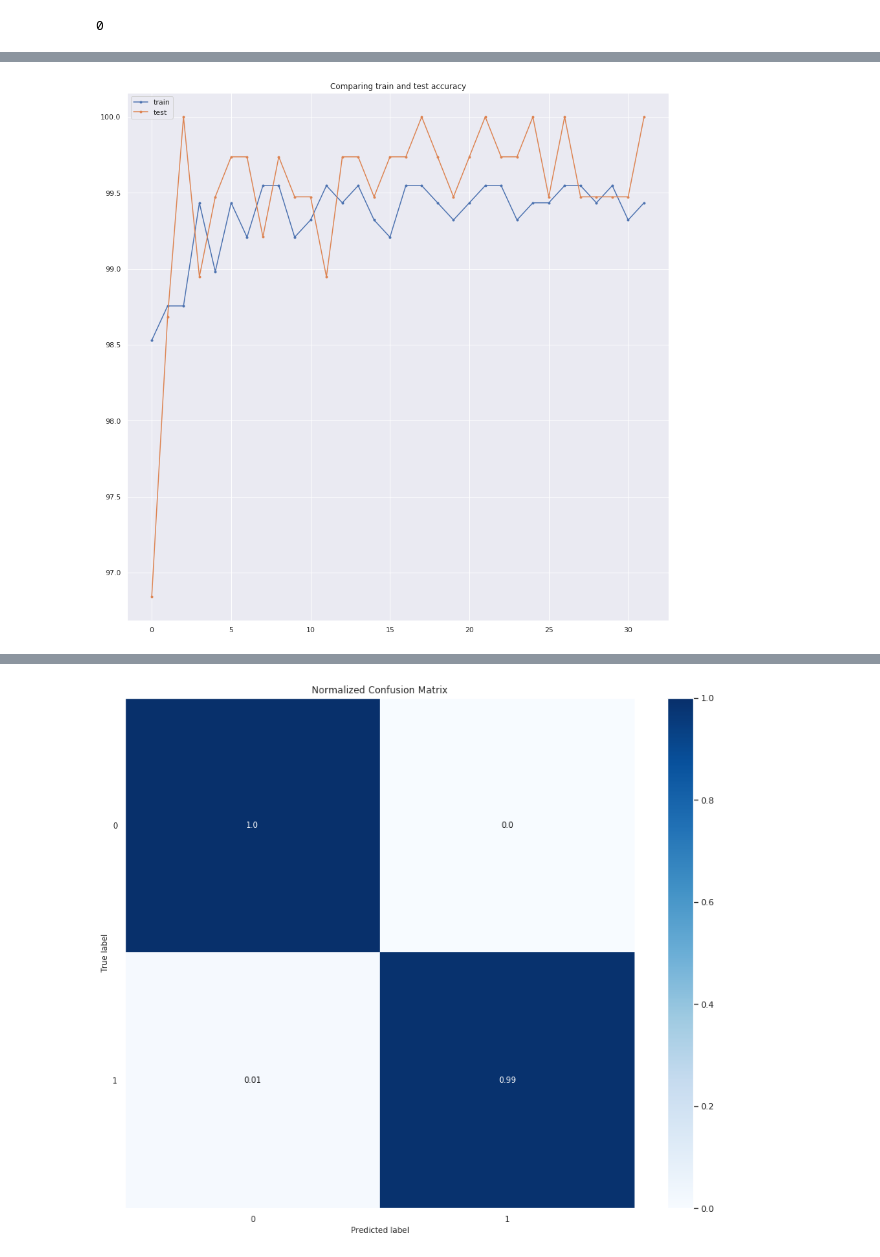
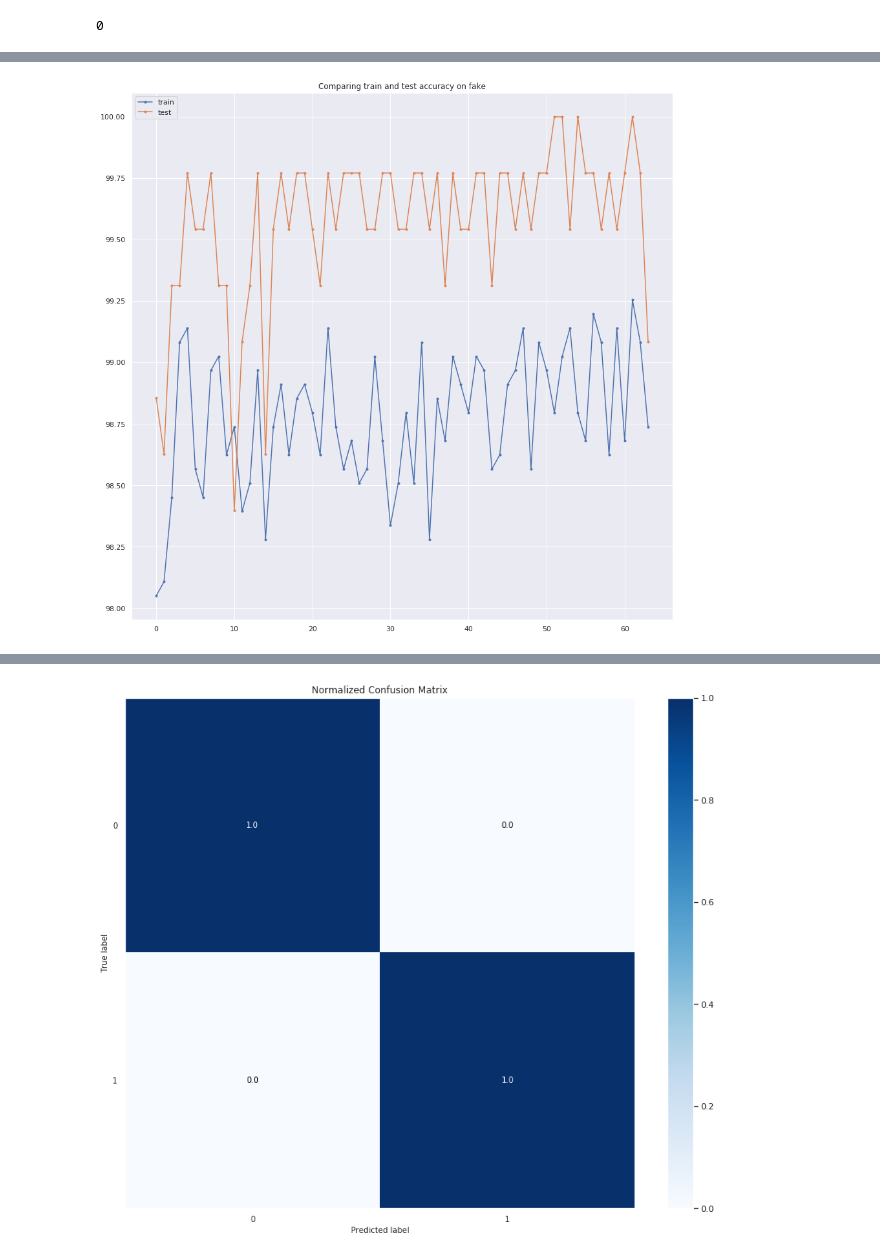
Before and after one commit to ashaba1in/age_gender_classification, a Jupyter notebook: Resnet baseline.ipynb, the cells around one changed output, grey strips where cells are left out. Cells and saved outputs as stored; diff of their text form; code cells hidden in the pictures.

Commit message:
model_testing

```diff
--- a/Resnet baseline.ipynb
+++ b/Resnet baseline.ipynb
@@ -127,11 +121,10 @@ def load_data() -> 'Tuple[DataLoader[np.ndarray], DataLoader[np.ndarray], DataLo
     torch.multiprocessing.set_sharing_strategy('file_system')
     cudnn.benchmark = True
 
-    # only use classes which have at least MIN_SAMPLES_PER_CLASS samples
     print('loading data...')
     x, y = get_data(get_filenames('faces/'))
 
-    x_train, y_train, x_test, y_test = split_train_test(x, y, 0.3)
+    x_train, y_train, x_test, y_test = split_train_test(x, y, 0.2)
     train_df = pd.DataFrame(data={'filename': x_train, 'target': y_train})
     test_df = pd.DataFrame(data={'filename': x_test, 'target': y_test})
     whole_df = pd.DataFrame(data={'filename': x, 'target': y})
@@ -146,14 +139,13 @@ def load_data() -> 'Tuple[DataLoader[np.ndarray], DataLoader[np.ndarray], DataLo
     test_loader = DataLoader(test_dataset, batch_size=BATCH_SIZE,
                              shuffle=False, num_workers=NUM_WORKERS)
 
-    whole_loader = DataLoader(whole_dataset, batch_size=BATCH_SIZE,
-                              shuffle=False, num_workers=NUM_WORKERS)
+    whole_loader = DataLoader(whole_dataset, batch_size=BATCH_SIZE, shuffle=False, num_workers=NUM_WORKERS)
 
     return train_loader, test_loader, whole_loader
 # %%
-def train():
+def train(data_loader):
     model.train()
-    for images, labels in train_loader:
+    for images, labels in data_loader:
         images, labels = images.to(device), labels.to(device)
 
         optimizer.zero_grad()
@@ -169,7 +161,8 @@ def train():
 def evaluate(data_loader):
     model.eval()
     loss = 0.0
-    correct = 0
+    correct_fake = 0
+    correct_real = 0
 
     with torch.no_grad():
         for images, labels in data_loader:
@@ -180,14 +173,22 @@ def evaluate(data_loader):
             loss += F.cross_entropy(outputs, labels, reduction = 'sum').item()
 
             pred = outputs.data.max(1, keepdim=True)[1]
-            correct += pred.eq(labels.data.view_as(pred)).cpu().sum()
+
+            mask_real = labels == 1
+            mask_fake = labels == 0
+
+            correct_fake += pred[mask_fake].eq(labels[mask_fake].data.view_as(pred[mask_fake])).cpu().sum()
+            correct_real += pred[mask_real].eq(labels[mask_real].data.view_as(pred[mask_real])).cpu().sum()
 
     loss /= len(data_loader.dataset)
 
-    print('Average loss: {:.4f}, Accuracy: {}/{} ({:.3f}%)'.format(
-        loss, correct, len(data_loader.dataset),
-        100. * correct / len(data_loader.dataset)))
-    return loss, 100. * correct / len(data_loader.dataset)
+    total_fake = (data_loader.dataset.targets == 0).sum()
+    total_real = (data_loader.dataset.targets == 1).sum()
+
+    print('Average loss: {:.4f}, Accuracy fake: {}/{} ({:.3f}%), Accuracy real: {}/{} ({:.3f}%)'.format(
+        loss, correct_fake, total_fake,
+        100. * correct_fake / total_fake, correct_real, total_real, 100. * correct_real / total_real))
+    return loss, 100. * correct_fake / total_fake, 100. * correct_real / total_real
 # %%
 train_loader, test_loader, whole_loader = load_data()
 gc.collect()
@@ -198,10 +199,11 @@ creating data loader - train
 creating data loader - whole
 0
 # %%
-model = torchvision.models.resnet18(pretrained=True)
-model.avg_pool = nn.AdaptiveAvgPool2d(1)
+model = torchvision.models.resnext50_32x4d(pretrained=True)
+
 model.fc = nn.Linear(model.fc.in_features, NUM_CLASSES)
-model.cuda()
+
+model.to(device)
 
 criterion = nn.CrossEntropyLoss()
 
@@ -215,7 +217,7 @@ history_test = []
 for epoch in range(1, NUM_EPOCHS + 1):
     print('-' * 50)
     print('Epoch {}'.format(epoch))
-    train()
+    train(train_loader)
     print('Train', end=' ')
     history_train.append(evaluate(train_loader))
     print('Test', end=' ')
@@ -259,9 +261,9 @@ plt.show()
 # %%
 plt.figure(figsize=(15, 15))
-plt.title('Comparing train and test accuracy')
+plt.title('Comparing train and test accuracy on fake')
 plt.plot(history_train[:, 1], marker='.', label='train')
 plt.plot(history_test[:, 1], marker='.', label='test')
 plt.legend()
 plt.show()
 # %% [output]
-[figure, old version]
+[figure, new version]
```
Also changed, not shown: parts of 13 cells of this notebook, 8 other files.
